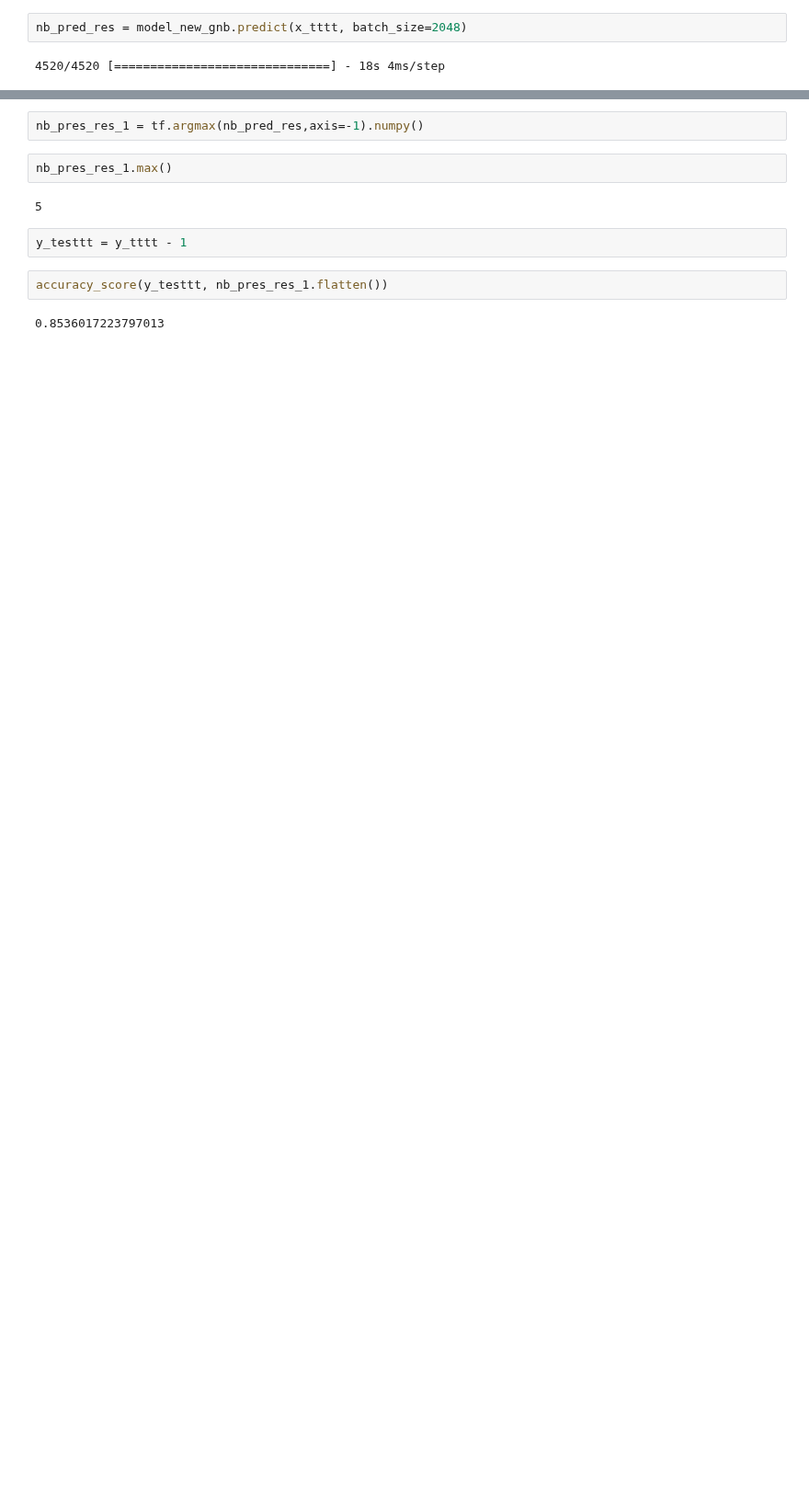
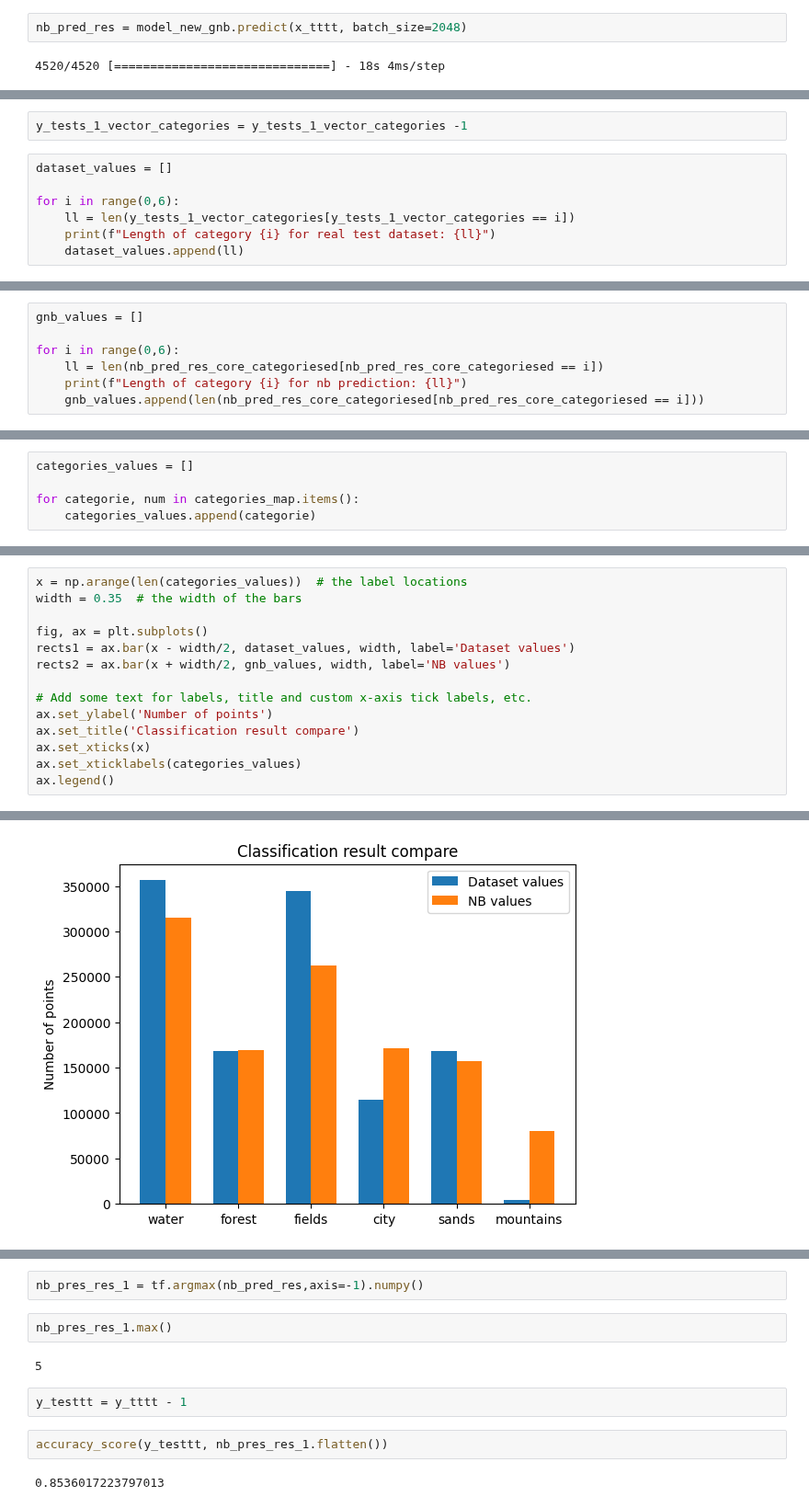
Before and after one commit to angpysha/Satellite_Imagery_Analysis, a Jupyter notebook: Classification/dataset_6_keras.ipynb, the cells around one changed output, grey strips where cells are left out. Shown at 92% size. Saved outputs shown, nothing was run; the diff lists cells and outputs as text; blank space fills up the shorter version.

```diff
--- a/Classification/dataset_6_keras.ipynb
+++ b/Classification/dataset_6_keras.ipynb
@@ -682,0 +711,9 @@ nb_pred_res = model_new_gnb.predict(x_tttt, batch_size=2048)
+# %%
+y_tests_1_vector_categories = y_tests_1_vector_categories -1
+# %%
+dataset_values = []
+
+for i in range(0,6):
+    ll = len(y_tests_1_vector_categories[y_tests_1_vector_categories == i])
+    print(f"Length of category {i} for real test dataset: {ll}")
+    dataset_values.append(ll)
@@ -682,0 +731,7 @@ nb_pred_res = model_new_gnb.predict(x_tttt, batch_size=2048)
+# %%
+gnb_values = []
+
+for i in range(0,6):
+    ll = len(nb_pred_res_core_categoriesed[nb_pred_res_core_categoriesed == i])
+    print(f"Length of category {i} for nb prediction: {ll}")
+    gnb_values.append(len(nb_pred_res_core_categoriesed[nb_pred_res_core_categoriesed == i]))
@@ -682,0 +745,5 @@ nb_pred_res = model_new_gnb.predict(x_tttt, batch_size=2048)
+# %%
+categories_values = []
+
+for categorie, num in categories_map.items():
+    categories_values.append(categorie)
@@ -682,0 +776,15 @@ nb_pred_res = model_new_gnb.predict(x_tttt, batch_size=2048)
+# %%
+x = np.arange(len(categories_values))  # the label locations
+width = 0.35  # the width of the bars
+
+fig, ax = plt.subplots()
+rects1 = ax.bar(x - width/2, dataset_values, width, label='Dataset values')
+rects2 = ax.bar(x + width/2, gnb_values, width, label='NB values')
+
+# Add some text for labels, title and custom x-axis tick labels, etc.
+ax.set_ylabel('Number of points')
+ax.set_title('Classification result compare')
+ax.set_xticks(x)
+ax.set_xticklabels(categories_values)
+ax.legend()
+# %% [output]
@@ -682,0 +792 @@ nb_pred_res = model_new_gnb.predict(x_tttt, batch_size=2048)
+[figure, added]
```
Also changed, not shown: parts of 37 cells of this notebook.
